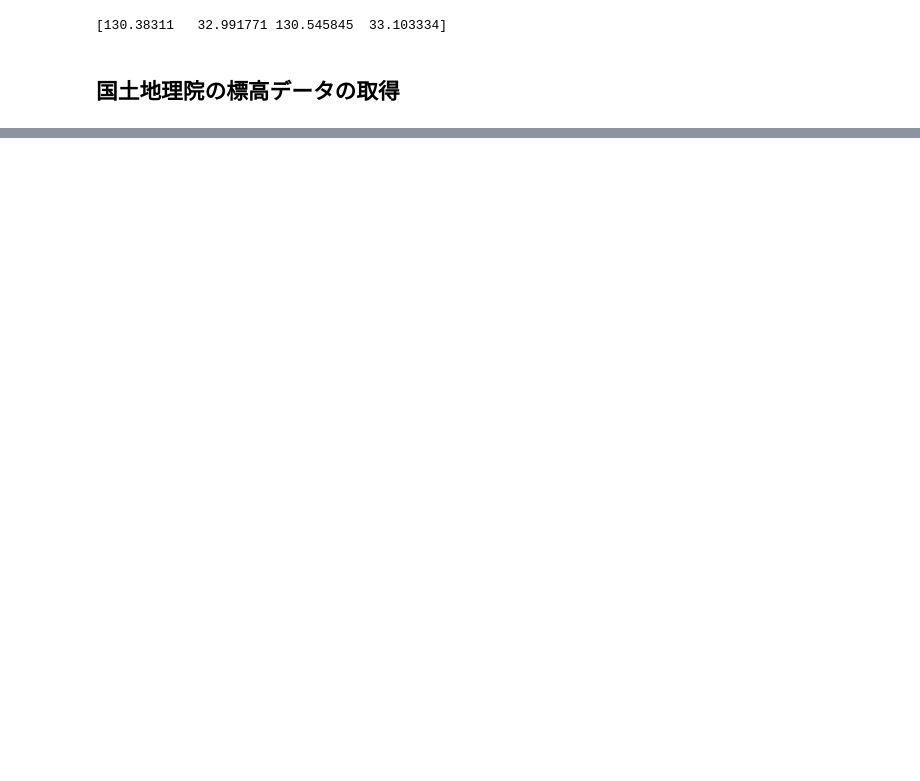
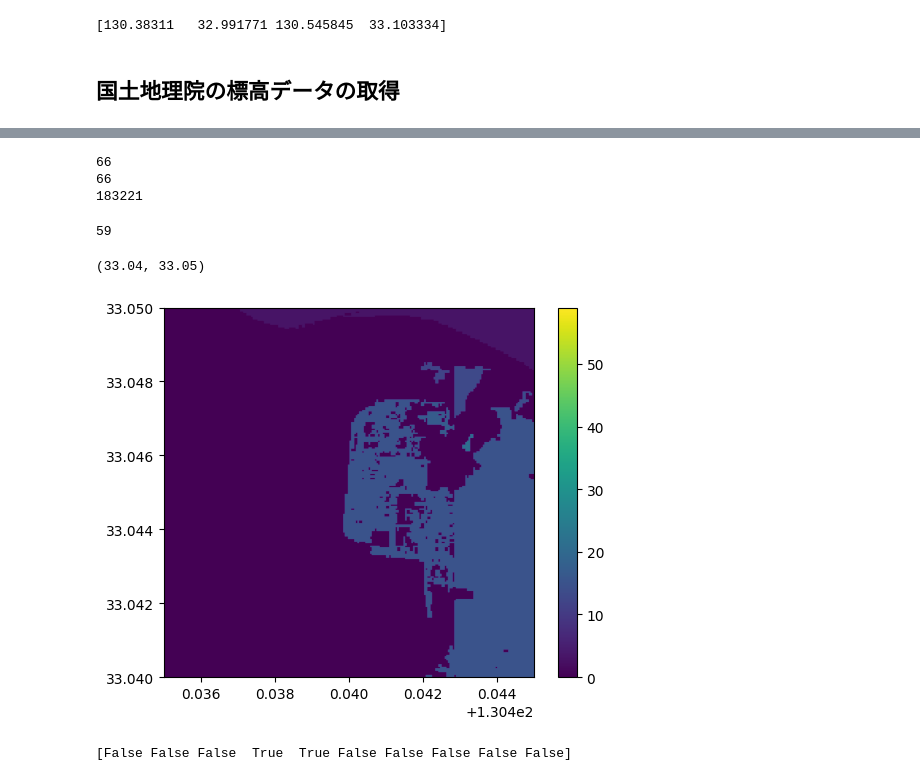
Before and after one commit to eukarya-inc/plateau-2023-uc01-satellite-analytics, a Jupyter notebook: PLATEAU-FloodSAR/s1-s3_GIAJ_FloodArea_Raster.ipynb, the cells around one changed output, grey strips where cells are left out. Drawn from its saved outputs; the diff is of its cells as text; code cells hidden in the pictures; blank space fills up the shorter version.

```diff
--- a/PLATEAU-FloodSAR/s1-s3_GIAJ_FloodArea_Raster.ipynb
+++ b/PLATEAU-FloodSAR/s1-s3_GIAJ_FloodArea_Raster.ipynb
@@ -162,0 +181,8 @@ with rasterio.MemoryFile() as memfile:
+# %%
+print(len(polygons))
+print(len(masks))
+print(len(demmap[masks[12]]))
+# %% [output]
+66
+66
+183221
@@ -162,0 +191,32 @@ with rasterio.MemoryFile() as memfile:
+# %%
+maskmap = np.zeros_like(demmap)
+for ii, mask in enumerate(masks):
+  maskmap[mask] = ii+1
+maskmap[maskmap==0] = np.nan
+maskmap -= 1
+
+binarymap = np.zeros_like(maskmap)
+binarymap[maskmap>=0] = 1
+bndmap = measure.label(binarymap, connectivity=1, background=0)
+# %%
+print(np.max(bndmap))
+# %% [output]
+59
+# %%
+ax = plt.subplot()
+bndcp = np.array(bndmap, dtype=float)
+#bndcp[bndcp==0.0] = np.nan
+img = plt.imshow(bndcp,extent=[minx, maxx, miny, maxy])
+plt.colorbar()
+#ax.set_xlim([130.41, 130.48])
+#ax.set_ylim([33.00, 33.07])
+
+ax.set_xlim([130.435, 130.445])
+ax.set_ylim([33.04, 33.05])
+# %% [output]
+(33.04, 33.05)
+[figure, added]
+# %%
+print( np.logical_and(2<np.arange(10), np.arange(10) < 5))
+# %% [output]
+[False False False  True  True False False False False False]
```
Also changed, not shown: parts of 21 cells of this notebook, 3 other files.
